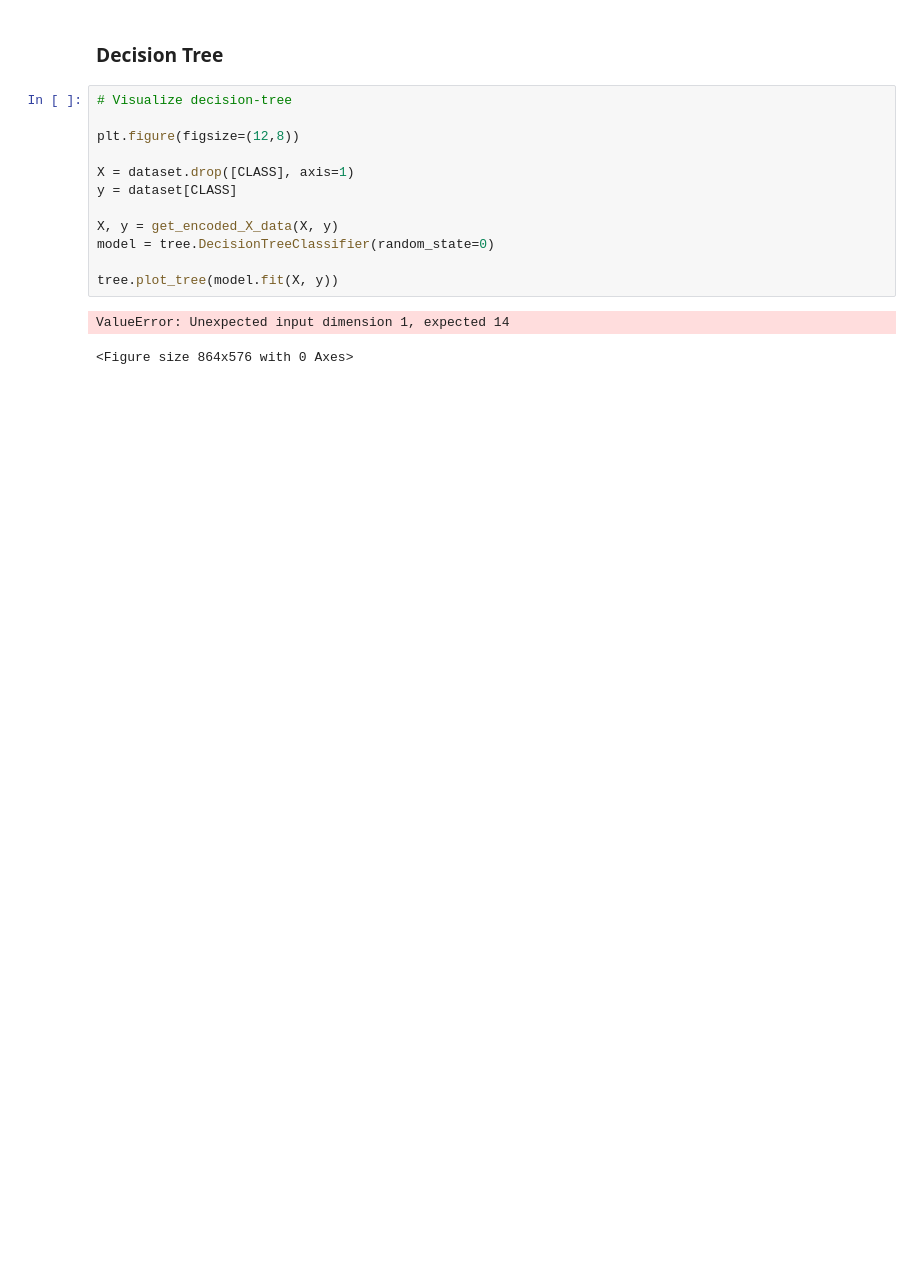
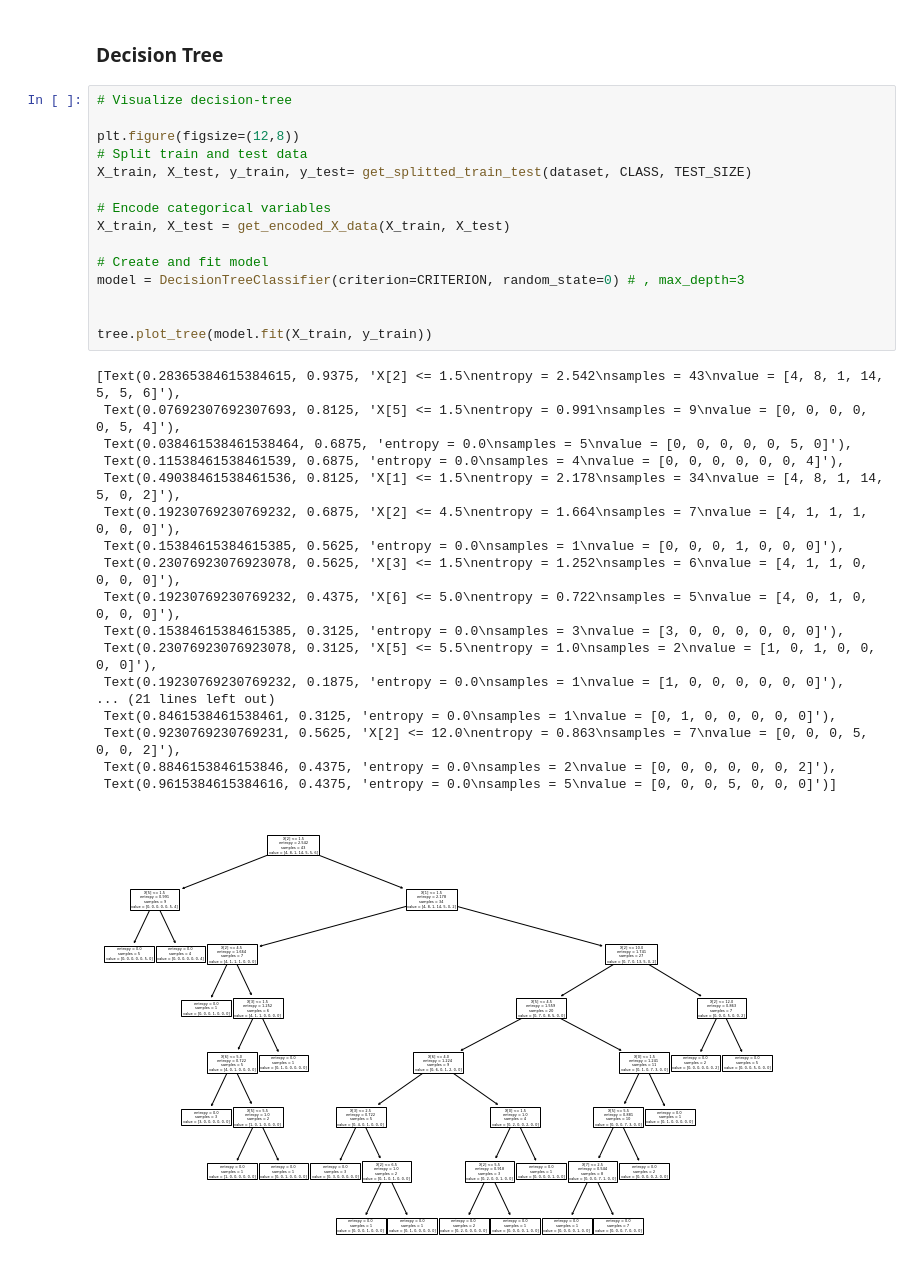
Before and after one commit to ellkrauze/decision_tree_classification, a Jupyter notebook: decision_tree_classification.ipynb, the cells around one changed output. Cells and saved outputs as stored; diff of their text form; blank space fills up the shorter version.

```diff
--- a/decision_tree_classification.ipynb
+++ b/decision_tree_classification.ipynb
@@ -125,15 +129,34 @@ plt.show()
 # %%
 # Visualize decision-tree
 
 plt.figure(figsize=(12,8))
+# Split train and test data
+X_train, X_test, y_train, y_test= get_splitted_train_test(dataset, CLASS, TEST_SIZE)
 
-X = dataset.drop([CLASS], axis=1)
-y = dataset[CLASS]
+# Encode categorical variables
+X_train, X_test = get_encoded_X_data(X_train, X_test)
 
-X, y = get_encoded_X_data(X, y)
-model = tree.DecisionTreeClassifier(random_state=0)
+# Create and fit model
+model = DecisionTreeClassifier(criterion=CRITERION, random_state=0) # , max_depth=3
 
-tree.plot_tree(model.fit(X, y))
+
+tree.plot_tree(model.fit(X_train, y_train))
 # %% [output]
-ValueError: Unexpected input dimension 1, expected 14
+[Text(0.28365384615384615, 0.9375, 'X[2] <= 1.5\nentropy = 2.542\nsamples = 43\nvalue = [4, 8, 1, 14, 5, 5, 6]'),
+ Text(0.07692307692307693, 0.8125, 'X[5] <= 1.5\nentropy = 0.991\nsamples = 9\nvalue = [0, 0, 0, 0, 0, 5, 4]'),
+ Text(0.038461538461538464, 0.6875, 'entropy = 0.0\nsamples = 5\nvalue = [0, 0, 0, 0, 0, 5, 0]'),
+ Text(0.11538461538461539, 0.6875, 'entropy = 0.0\nsamples = 4\nvalue = [0, 0, 0, 0, 0, 0, 4]'),
+ Text(0.49038461538461536, 0.8125, 'X[1] <= 1.5\nentropy = 2.178\nsamples = 34\nvalue = [4, 8, 1, 14, 5, 0, 2]'),
+ Text(0.19230769230769232, 0.6875, 'X[2] <= 4.5\nentropy = 1.664\nsamples = 7\nvalue = [4, 1, 1, 1, 0, 0, 0]'),
+ Text(0.15384615384615385, 0.5625, 'entropy = 0.0\nsamples = 1\nvalue = [0, 0, 0, 1, 0, 0, 0]'),
+ Text(0.23076923076923078, 0.5625, 'X[3] <= 1.5\nentropy = 1.252\nsamples = 6\nvalue = [4, 1, 1, 0, 0, 0, 0]'),
+ Text(0.19230769230769232, 0.4375, 'X[6] <= 5.0\nentropy = 0.722\nsamples = 5\nvalue = [4, 0, 1, 0, 0, 0, 0]'),
+ Text(0.15384615384615385, 0.3125, 'entropy = 0.0\nsamples = 3\nvalue = [3, 0, 0, 0, 0, 0, 0]'),
+ Text(0.23076923076923078, 0.3125, 'X[5] <= 5.5\nentropy = 1.0\nsamples = 2\nvalue = [1, 0, 1, 0, 0, 0, 0]'),
+ Text(0.19230769230769232, 0.1875, 'entropy = 0.0\nsamples = 1\nvalue = [1, 0, 0, 0, 0, 0, 0]'),
+... (21 lines left out)
+ Text(0.8461538461538461, 0.3125, 'entropy = 0.0\nsamples = 1\nvalue = [0, 1, 0, 0, 0, 0, 0]'),
+ Text(0.9230769230769231, 0.5625, 'X[2] <= 12.0\nentropy = 0.863\nsamples = 7\nvalue = [0, 0, 0, 5, 0, 0, 2]'),
+ Text(0.8846153846153846, 0.4375, 'entropy = 0.0\nsamples = 2\nvalue = [0, 0, 0, 0, 0, 0, 2]'),
+ Text(0.9615384615384616, 0.4375, 'entropy = 0.0\nsamples = 5\nvalue = [0, 0, 0, 5, 0, 0, 0]')]
-<Figure size 864x576 with 0 Axes>
+[figure, added]
```
Also changed, not shown: parts of 2 cells of this notebook, 9 other files.
